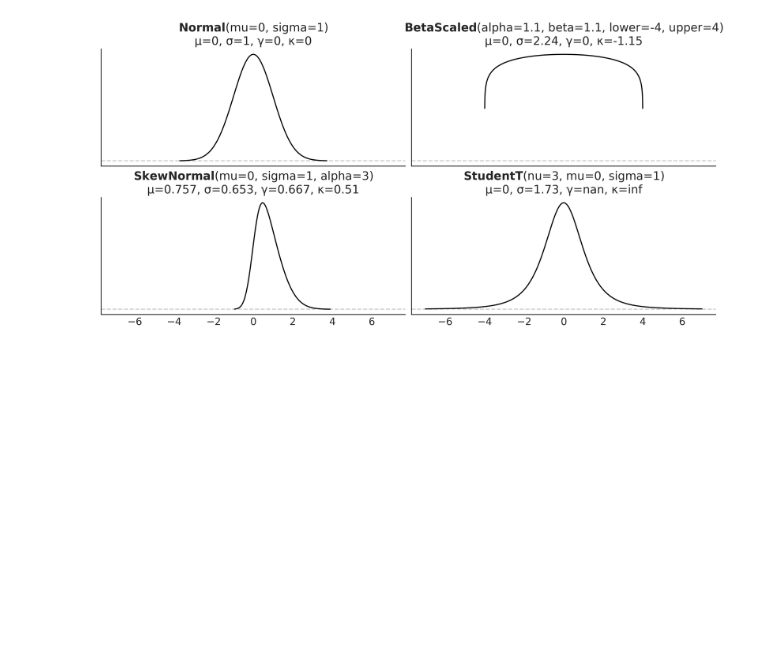
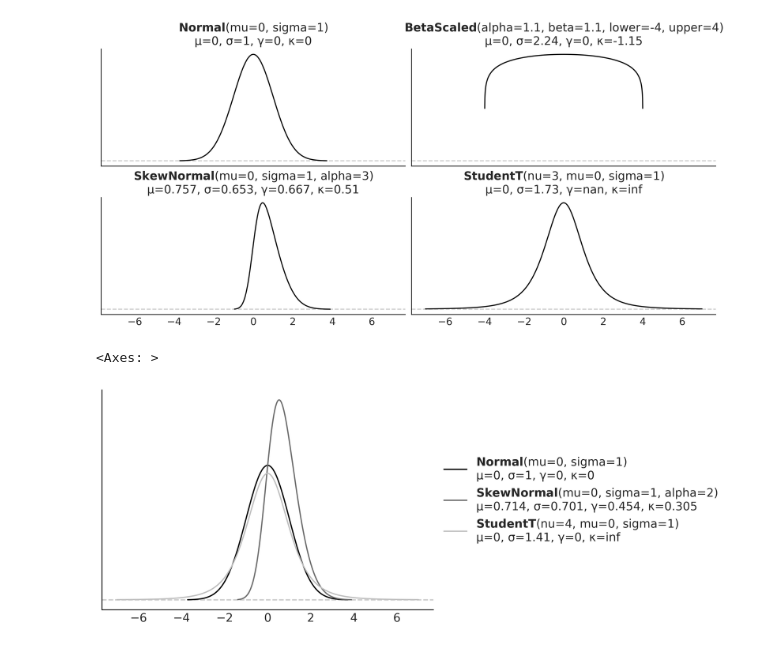
Before and after one commit to MrFanciful/BAP3, a Jupyter notebook: my_work/my_ch01.ipynb, the cells around one changed output. Cells and saved outputs as stored; diff of their text form; code cells hidden in the pictures; blank space fills up the shorter version.

```diff
--- a/my_work/my_ch01.ipynb
+++ b/my_work/my_ch01.ipynb
@@ -183,3 +190,10 @@ plt.savefig('fig/moments.png', bbox_inches='tight')
 plt.show()
 # %% [output]
 [figure]
+# %%
+pz.Normal(0, 1).plot_pdf(moments=['m', 'd', 's', 'k'])
+pz.SkewNormal(0, 1, 2).plot_pdf(moments=['m', 'd', 's', 'k'])
+pz.StudentT(4, 0, 1).plot_pdf(moments=['m', 'd', 's', 'k'], support=(-7, 7))
+# %% [output]
+<Axes: >
+[figure, added]
```
Also changed, not shown: parts of 7 cells of this notebook, 4 other files.
